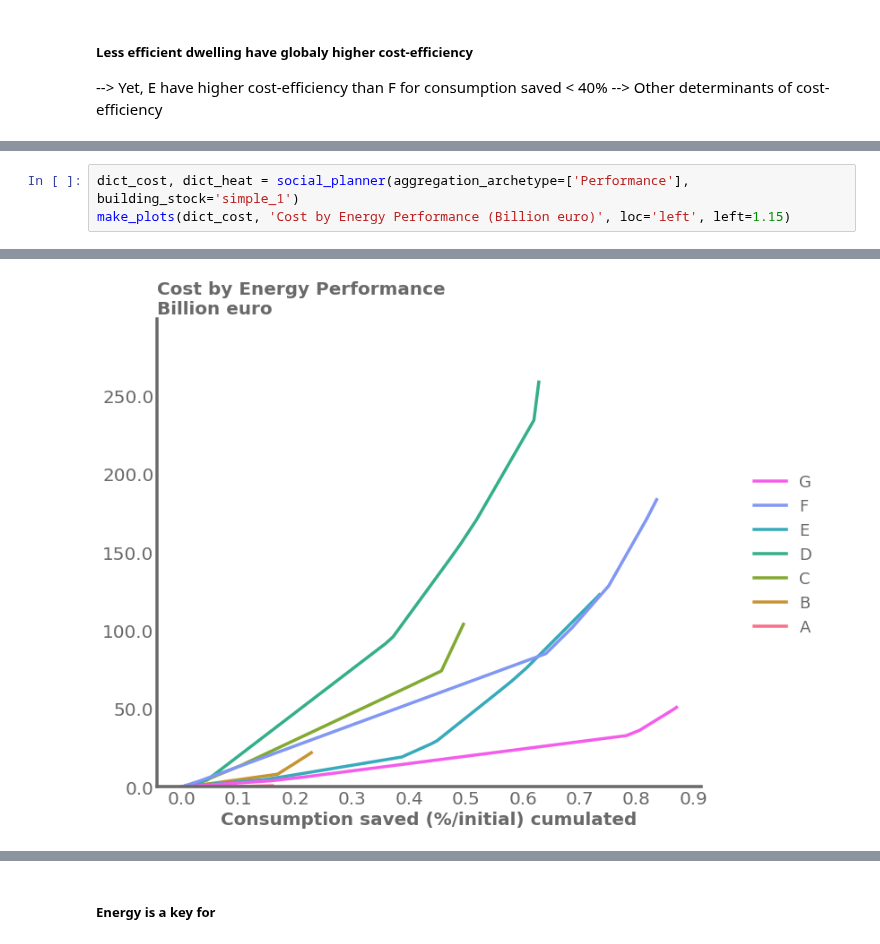
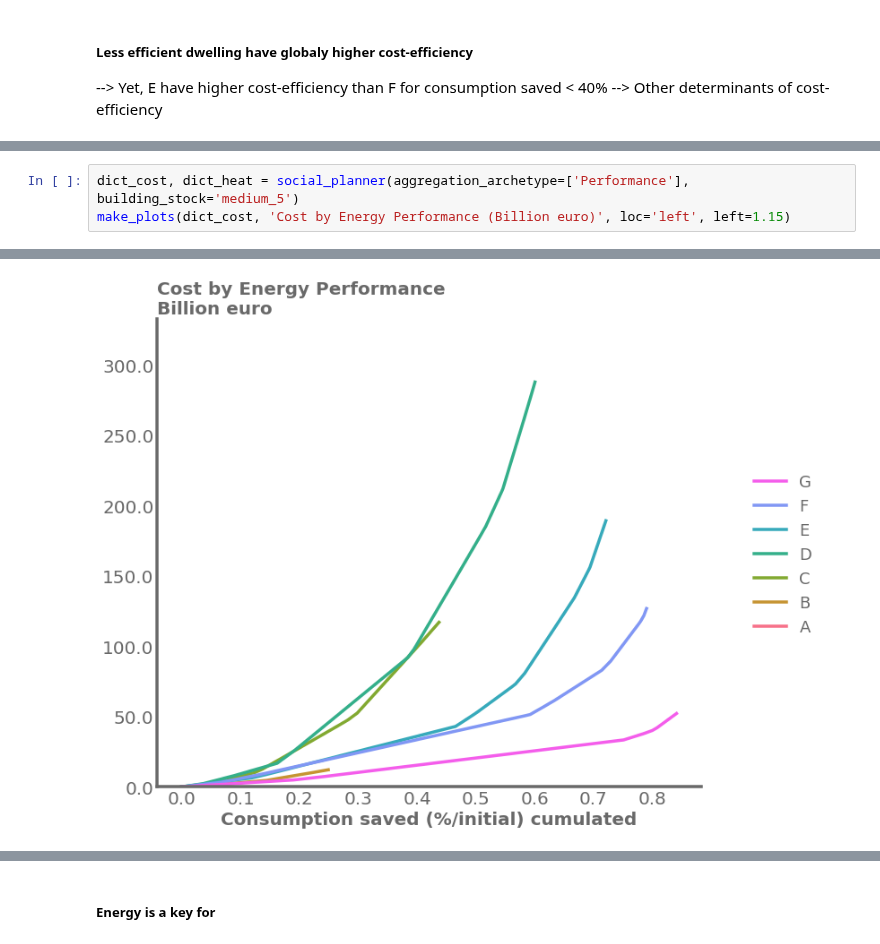
Before and after one commit to CIRED/Res-IRF4, a Jupyter notebook: project/analysis/cost_curve/cost_curve.ipynb, the cells around one changed output, grey strips where cells are left out. Cells and saved outputs as stored; diff of their text form.

```diff
--- a/project/analysis/cost_curve/cost_curve.ipynb
+++ b/project/analysis/cost_curve/cost_curve.ipynb
@@ -19,4 +43,4 @@ make_plots(dict_cost, 'Cost by Energy Performance (Billion euro)', loc='left', l
 # %%
-dict_cost, dict_heat = social_planner(aggregation_archetype=['Performance'], building_stock='simple_1')
+dict_cost, dict_heat = social_planner(aggregation_archetype=['Performance'], building_stock='medium_5')
 make_plots(dict_cost, 'Cost by Energy Performance (Billion euro)', loc='left', left=1.15)
 # %% [output]
@@ -25,2 +49,2 @@ make_plots(dict_cost, 'Cost by Energy Performance (Billion euro)', loc='left', l
-[figure, old version]
+[figure, new version]
 # %%
```
Also changed, not shown: parts of 6 cells of this notebook, 3 other files.
